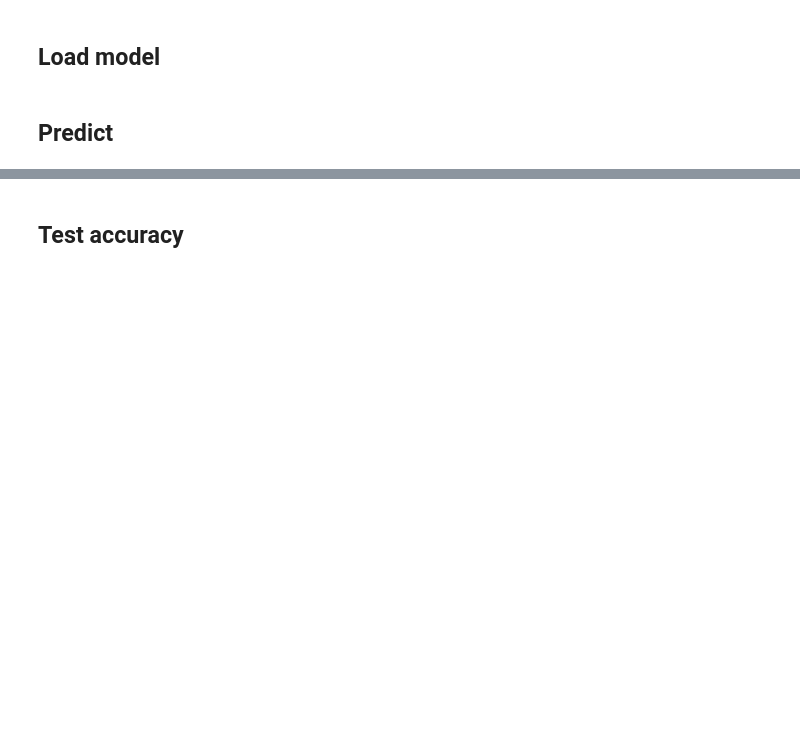
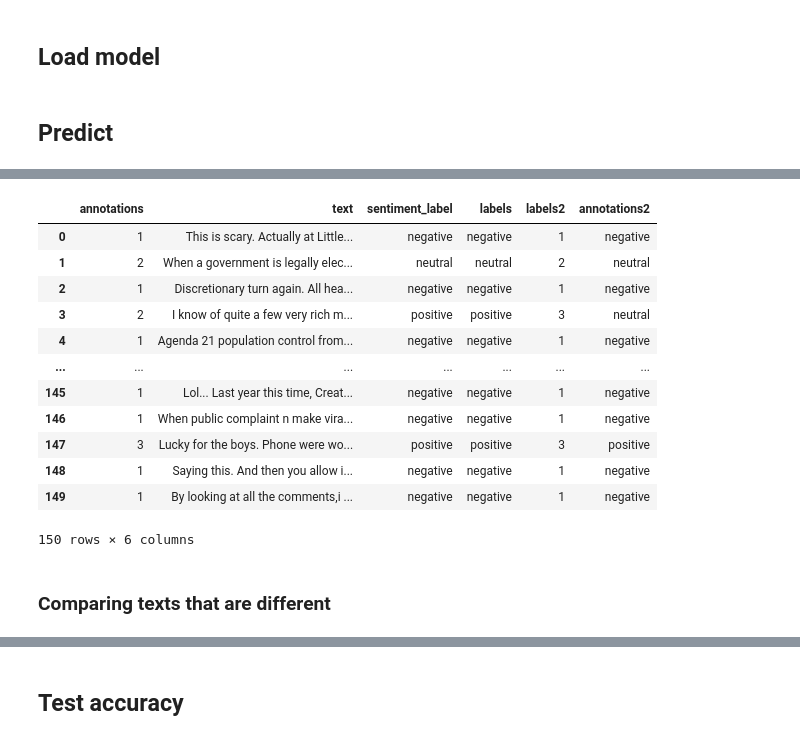
Before and after one commit to CJianYu98/SMT_Project_Experience, a Jupyter notebook: app/ml/sentiment_analysis/sentiment_analysis.ipynb, the cells around one changed output, grey strips where cells are left out. Cells and saved outputs as stored; diff of their text form; code cells hidden in the pictures; blank space fills up the shorter version.

```diff
--- a/app/ml/sentiment_analysis/sentiment_analysis.ipynb
+++ b/app/ml/sentiment_analysis/sentiment_analysis.ipynb
@@ -421,0 +587,5 @@ def classify_sentiment(text):
+# %%
+df = classify_sentiment(df)
+df['labels2'] = df['labels'].apply(lambda x: labels_dict[x])
+df['annotations2'] = df['annotations'].apply(lambda x: labels_dict2[x])
+df
@@ -421,0 +606,18 @@ def classify_sentiment(text):
+# %%
+df
+# %% [output]
+|  | annotations | text | sentiment_label | labels | labels2 | annotations2 |
+| 0 | 1 | This is scary. Actually at Little... | negative | negative | 1 | negative |
+| 1 | 2 | When a government is legally elec... | neutral | neutral | 2 | neutral |
+| 2 | 1 | Discretionary turn again. All hea... | negative | negative | 1 | negative |
+| 3 | 2 | I know of quite a few very rich m... | positive | positive | 3 | neutral |
+| 4 | 1 | Agenda 21 population control from... | negative | negative | 1 | negative |
+| ... | ... | ... | ... | ... | ... | ... |
+| 145 | 1 | Lol... Last year this time, Creat... | negative | negative | 1 | negative |
+| 146 | 1 | When public complaint n make vira... | negative | negative | 1 | negative |
+| 147 | 3 | Lucky for the boys. Phone were wo... | positive | positive | 3 | positive |
+| 148 | 1 | Saying this. And then you allow i... | negative | negative | 1 | negative |
+| 149 | 1 | By looking at all the comments,i ... | negative | negative | 1 | negative |
+150 rows × 6 columns
+# %% [markdown]
+### Comparing texts that are different
```
Also changed, not shown: parts of 87 cells of this notebook, 3 other files.
